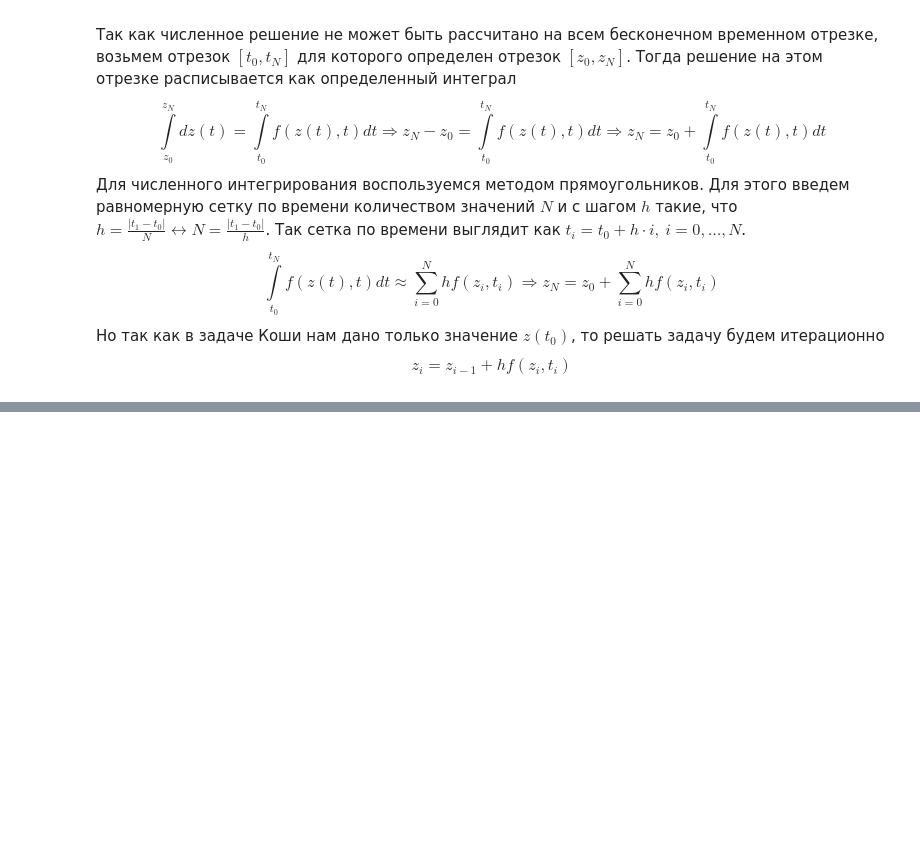
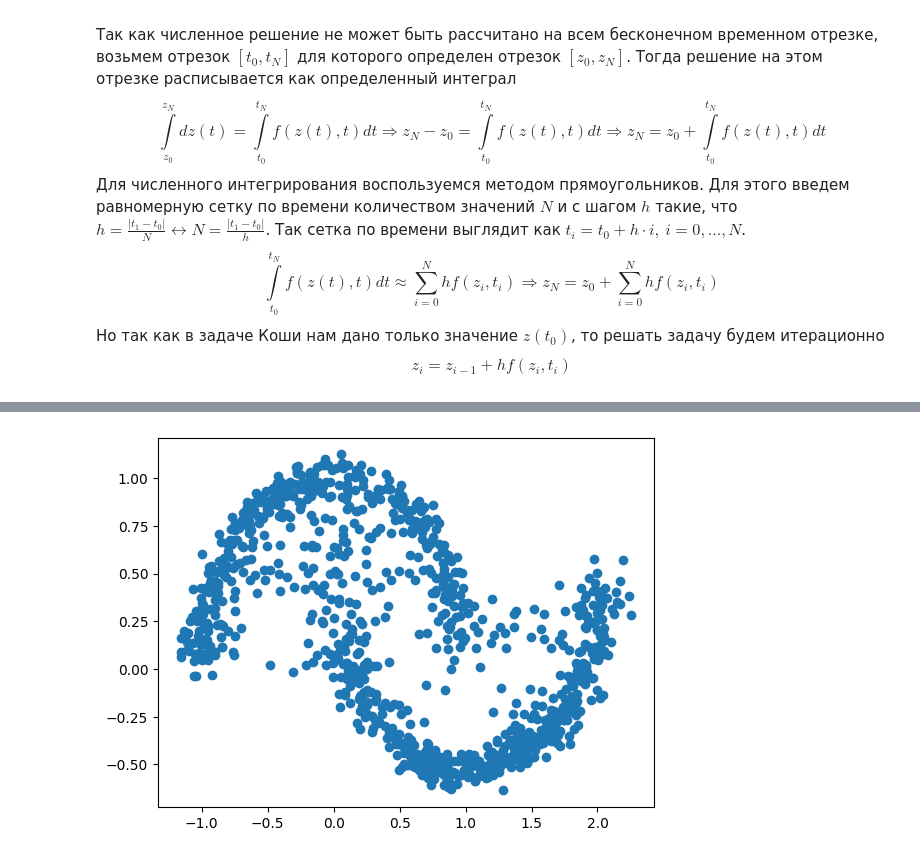
Before and after one commit to sswt/dive2gai, a Jupyter notebook: unit3/ContinuousNormalizingFlows.ipynb, the cells around one changed output, grey strips where cells are left out. Saved outputs shown, nothing was run; the diff lists cells and outputs as text; code cells hidden in the pictures; blank space fills up the shorter version.

```diff
--- a/unit3/ContinuousNormalizingFlows.ipynb
+++ b/unit3/ContinuousNormalizingFlows.ipynb
@@ -190,0 +434,17 @@ import torch.nn.functional as F
+# %%
+z = p_z0.sample((1000, )).to(device)
+logp_diff_t = torch.zeros(1000, 1).to(device)
+x, _ = odeint(
+    func,
+    (z, logp_diff_t),
+    torch.linspace(t0, t1, 250).type(torch.float32).to(device),
+    atol=1e-5,
+    rtol=1e-5,
+    method='rk4',
+)
+x = x.detach().cpu().clone()
+
+plt.scatter(x[-1, :, 0], x[-1, :, 1])
+plt.show()
+# %% [output]
+[figure, added]
```
Also changed, not shown: parts of 14 cells of this notebook.
